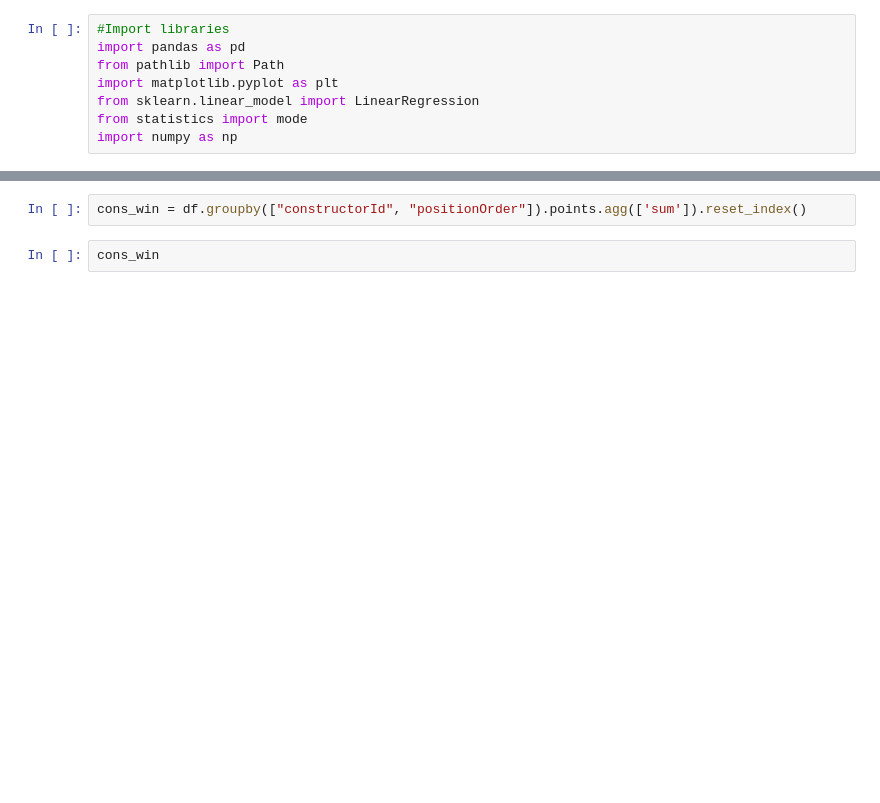
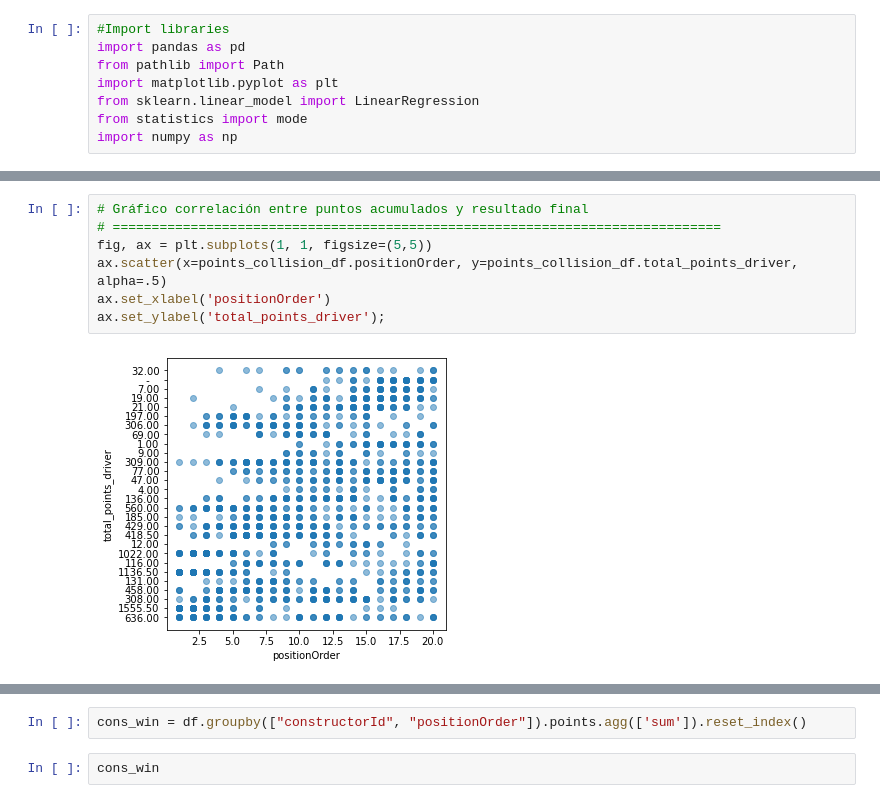
Before and after one commit to SeRoGaTa/FinalProject_Team_8, a Jupyter notebook: Constructor_analysis.ipynb, the cells around one changed output, grey strips where cells are left out. Cells and saved outputs as stored; diff of their text form; blank space fills up the shorter version.

```diff
--- a/Constructor_analysis.ipynb
+++ b/Constructor_analysis.ipynb
@@ -8,0 +101,9 @@ import numpy as np
+# %%
+# Gráfico correlación entre puntos acumulados y resultado final
+# ==============================================================================
+fig, ax = plt.subplots(1, 1, figsize=(5,5))
+ax.scatter(x=points_collision_df.positionOrder, y=points_collision_df.total_points_driver, alpha=.5)
+ax.set_xlabel('positionOrder')
+ax.set_ylabel('total_points_driver');
+# %% [output]
+[figure, added]
```
Also changed, not shown: parts of 20 cells of this notebook.
